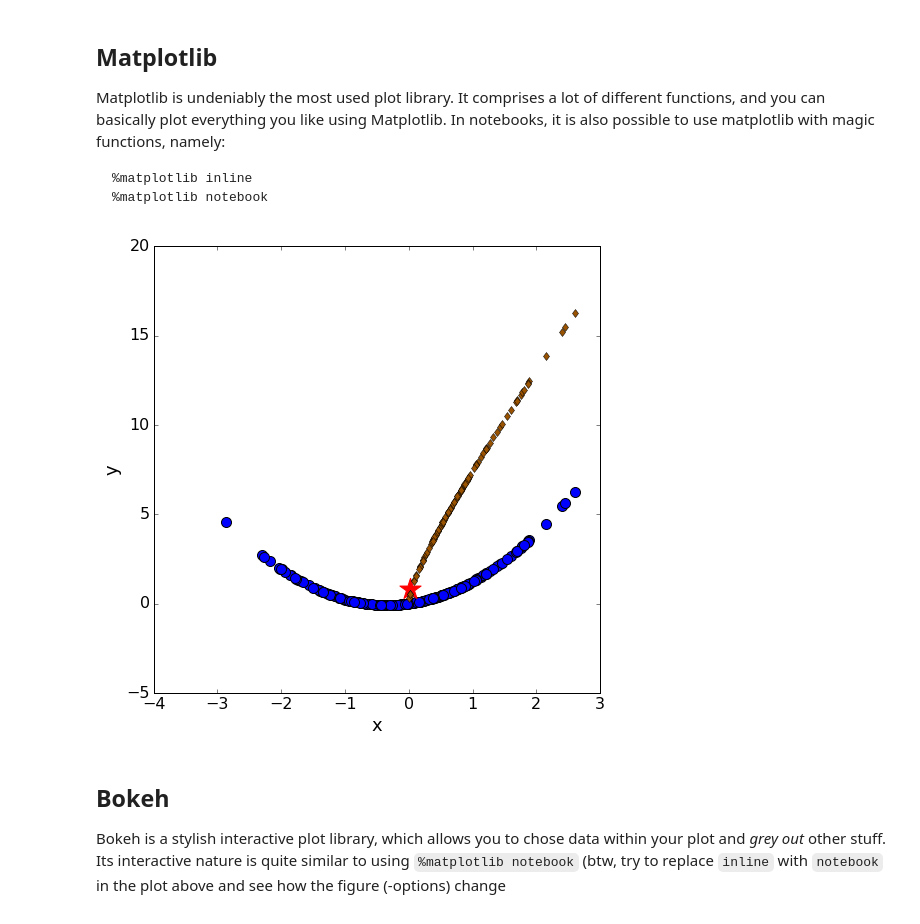
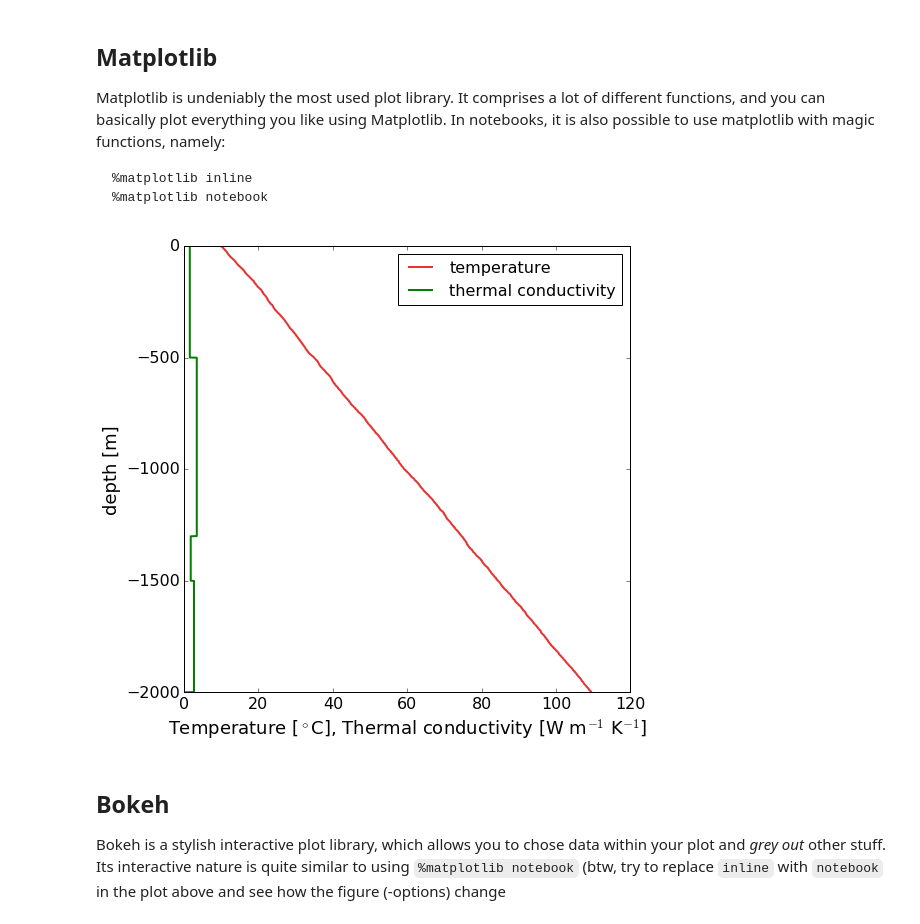
Before and after one commit to Japhiolite/geothermics, a Jupyter notebook: 00_Plotting_in_python.ipynb, the cells around one changed output. Saved outputs shown, nothing was run; the diff lists cells and outputs as text; code cells hidden in the pictures.

Commit message:
finished plotting notebook

```diff
--- a/00_Plotting_in_python.ipynb
+++ b/00_Plotting_in_python.ipynb
@@ -23,3 +13,32 @@ print(T)
+# %%
+# FIRST HAVE A LOOK IF YOU HAVE INTERNET CONNECTION WHEN HAVING A LOOK THROUGH THE NOTEBOOK. IF NOT, SET ONLINE TO FALSE
+online = False
+
+import numpy as np
+from numpy import random
+
+if online == True:
+    from altair import datasets
+    dat = datasets.load_dataset('cars')
+else:
+    # if offline, we use this dataset of synthetic temperature, depth and thermal conductivity data
+
+    depth = np.linspace(1,2000,2000)*(-1)
+    T = np.zeros(2000)
+    T[0] = 10
+    for i in range(1,len(depth-1)):
+        T[i] = T[i-1] + random.rand()/10
+    # calculate Thermal Conductivities of some layers
+    TC = np.zeros(2000)
+    TC[0:500] = random.uniform(1.5,2.)
+    TC[500:1300] = random.uniform(2.5,3.5)
+    TC[1300:1500] = random.uniform(1.4,2.3)
+    TC[1500:-1] = random.uniform(2.,3.)
+
+    import pandas as pd
+    dat = pd.DataFrame({'depth': depth,
+                       'temp': T,
+                       'tc': TC})
 # %% [markdown]
 ## Matplotlib
 Matplotlib is undeniably the most used plot library. It comprises a lot of different functions, and you can basically plot everything you like using Matplotlib. In notebooks, it is also possible to use matplotlib with magic functions, namely:
@@ -30,19 +49,20 @@ Matplotlib is undeniably the most used plot library. It comprises a lot of diffe
 # %%
 import matplotlib.pyplot as plt
 %matplotlib inline
+
 # a usual way to create adjustable plots inline of notebooks is to create a figure space and add
 # the plot as a subplot
 fig = plt.figure(figsize=(8,8))
 fig.add_subplot(111)
-plt.plot(xoff,poff,'d',color='#995300')
-plt.scatter(xoff,qoff,s=100)
-plt.scatter(np.mean(xoff),np.mean(qoff),s=500,color='red',marker='*')
-plt.xlabel('x',fontsize=18)
-plt.ylabel('y',fontsize=18)
+a=plt.plot(T,depth,'-',color=(0.9,0.2,0.2),linewidth=2,label='temperature')
+b=plt.plot(TC,depth,'g-',label='thermal conductivity',linewidth=2)
+plt.xlabel('Temperature [$^\circ$C], Thermal conductivity [W m$^{-1}$ K$^{-1}$]',fontsize=18)
+plt.ylabel('depth [m]',fontsize=18)
 #getting the axes ticks in a bigger font is often desireable
+plt.legend(fontsize=16)
 plt.tick_params(axis='both',labelsize=16)
 # %% [output]
-[figure, old version]
+[figure, new version]
 # %% [markdown]
 ## Bokeh
 Bokeh is a stylish interactive plot library, which allows you to chose data within your plot and *grey out* other stuff.
```
Also changed, not shown: parts of 10 cells of this notebook.
